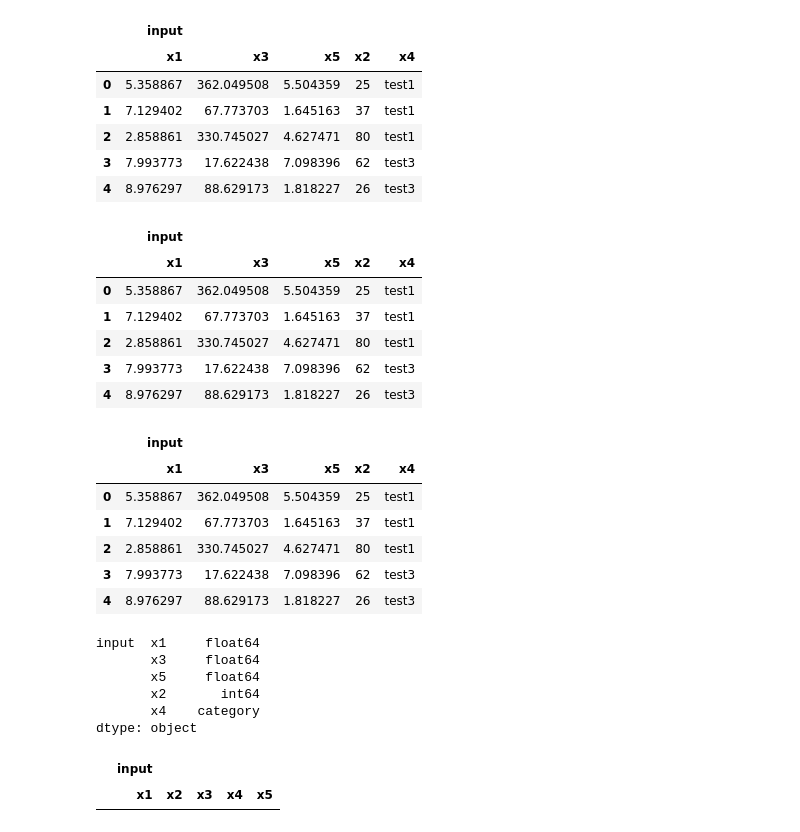
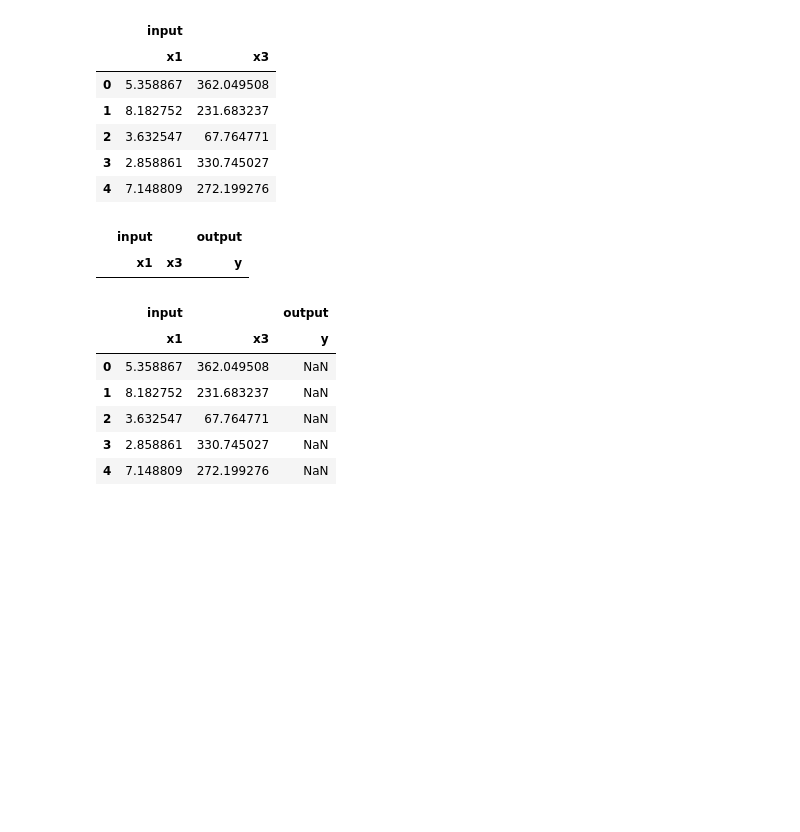
Before and after one commit to bessagroup/f3dasm, a Jupyter notebook: notebooks/pandas.ipynb, the cells around one changed output. Cells and saved outputs as stored; diff of their text form; code cells hidden in the pictures; blank space fills up the shorter version.

```diff
--- a/notebooks/pandas.ipynb
+++ b/notebooks/pandas.ipynb
@@ -11,72 +13,49 @@ import numpy as np
 # %%
 seed = 42
 
 # Define the parameters
 x1 = ContinuousSpace(name="x1", lower_bound=2.4, upper_bound=10.3)
-x2 = DiscreteSpace(name="x2", lower_bound=5, upper_bound=80)
+#x2 = DiscreteSpace(name="x2", lower_bound=5, upper_bound=80)
 x3 = ContinuousSpace(name="x3", lower_bound=10.0, upper_bound=380.3)
-x4 = CategoricalSpace(name="x4", categories=["test1", "test2", "test3"])
-x5 = ContinuousSpace(name="x5", lower_bound=0.6, upper_bound=7.3)
+#x4 = CategoricalSpace(name="x4", categories=["test1", "test2", "test3"])
+#x5 = ContinuousSpace(name="x5", lower_bound=0.6, upper_bound=7.3)
 
 y = ContinuousSpace(name="y")
 
 # Create the design space
-input_space = [x1, x2, x3, x4, x5]
+input_space = [x1, x3]
 output_space = [y]
 design = DoE(input_space=input_space, output_space=output_space)
 
 # Construct sampler
 random_uniform = RandomUniform(doe=design, seed=seed)
 
 numsamples = 5
 
 samples = random_uniform.get_samples(numsamples=numsamples)
 samples
 # %% [output]
-|  | input |  |  |  |  |
-|  | x1 | x3 | x5 | x2 | x4 |
-| 0 | 5.358867 | 362.049508 | 5.504359 | 25 | test1 |
-| 1 | 7.129402 | 67.773703 | 1.645163 | 37 | test1 |
-| 2 | 2.858861 | 330.745027 | 4.627471 | 80 | test1 |
-| 3 | 7.993773 | 17.622438 | 7.098396 | 62 | test3 |
-| 4 | 8.976297 | 88.629173 | 1.818227 | 26 | test3 |
+|  | input |  |
+|  | x1 | x3 |
+| 0 | 5.358867 | 362.049508 |
+| 1 | 8.182752 | 231.683237 |
+| 2 | 3.632547 | 67.764771 |
+| 3 | 2.858861 | 330.745027 |
+| 4 | 7.148809 | 272.199276 |
+# %%
+data = Data(doe=design)
+data.data
+# %% [output]
+|  | input |  | output |
+|  | x1 | x3 | y |
 # %%
-data = Data(data=samples)
+data.add(samples)
 data.data
 # %% [output]
-|  | input |  |  |  |  |
-|  | x1 | x3 | x5 | x2 | x4 |
-| 0 | 5.358867 | 362.049508 | 5.504359 | 25 | test1 |
-| 1 | 7.129402 | 67.773703 | 1.645163 | 37 | test1 |
-| 2 | 2.858861 | 330.745027 | 4.627471 | 80 | test1 |
-| 3 | 7.993773 | 17.622438 | 7.098396 | 62 | test3 |
-| 4 | 8.976297 | 88.629173 | 1.818227 | 26 | test3 |
+|  | input |  | output |
+|  | x1 | x3 | y |
+| 0 | 5.358867 | 362.049508 | NaN |
+| 1 | 8.182752 | 231.683237 | NaN |
+| 2 | 3.632547 | 67.764771 | NaN |
+| 3 | 2.858861 | 330.745027 | NaN |
+| 4 | 7.148809 | 272.199276 | NaN |
-# %%
-columns = [['input']*5,['x1','x3','x5','x2','x4']]
-
-samples.columns=columns
-samples
-# %% [output]
-|  | input |  |  |  |  |
-|  | x1 | x3 | x5 | x2 | x4 |
-| 0 | 5.358867 | 362.049508 | 5.504359 | 25 | test1 |
-| 1 | 7.129402 | 67.773703 | 1.645163 | 37 | test1 |
-| 2 | 2.858861 | 330.745027 | 4.627471 | 80 | test1 |
-| 3 | 7.993773 | 17.622438 | 7.098396 | 62 | test3 |
-| 4 | 8.976297 | 88.629173 | 1.818227 | 26 | test3 |
-# %%
-samples.dtypes
-# %% [output]
-input  x1     float64
-       x3     float64
-       x5     float64
-       x2       int64
-       x4    category
-dtype: object
-# %%
-columns = [['input']*5,['x1','x2','x3','x4','x5']]
-empty  = pd.DataFrame(columns=columns)
-empty
-# %% [output]
-|  | input |  |  |  |  |
-|  | x1 | x2 | x3 | x4 | x5 |
```
Also changed, not shown: parts of 9 cells of this notebook, 5 other files.
